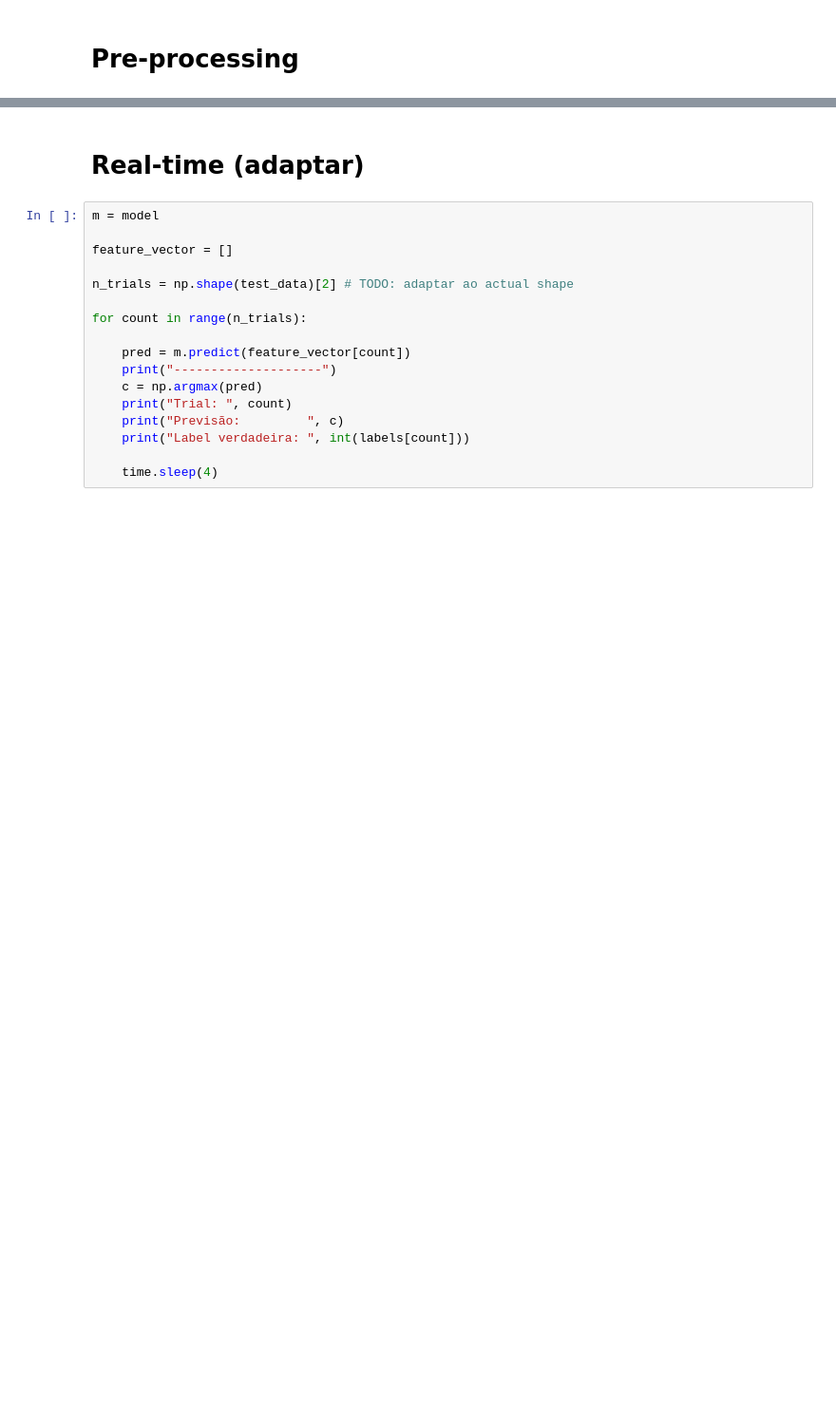
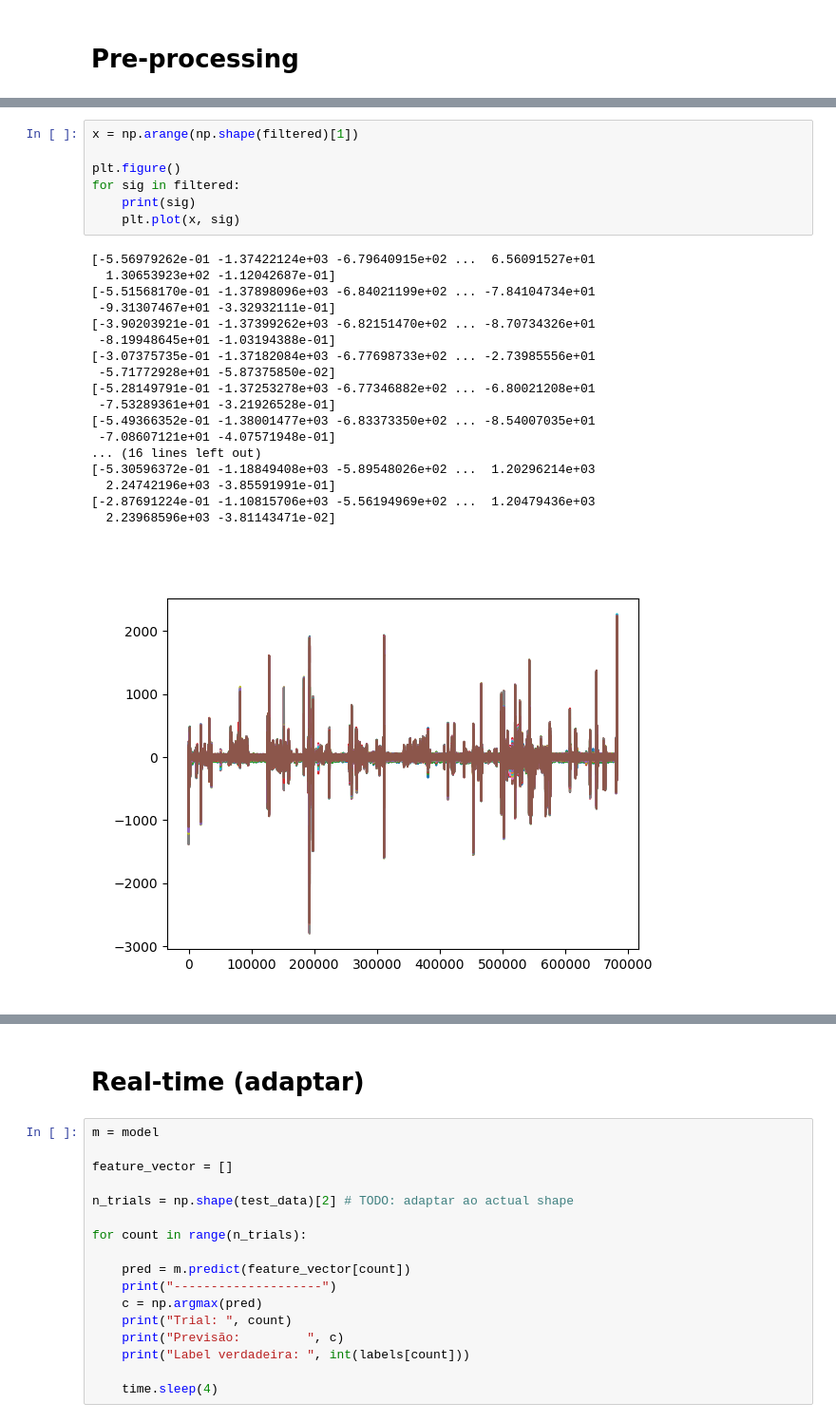
Before and after one commit to tomasccpt/eegaming, a Jupyter notebook: Process_Collected/process.ipynb, the cells around one changed output, grey strips where cells are left out. Shown at 95% size. Drawn from its saved outputs; the diff is of its cells as text; blank space fills up the shorter version.

```diff
--- a/Process_Collected/process.ipynb
+++ b/Process_Collected/process.ipynb
@@ -89,0 +112,26 @@ plt.plot(filtered)
+# %%
+x = np.arange(np.shape(filtered)[1])
+
+plt.figure()
+for sig in filtered:
+    print(sig)
+    plt.plot(x, sig)
+# %% [output]
+[-5.56979262e-01 -1.37422124e+03 -6.79640915e+02 ...  6.56091527e+01
+  1.30653923e+02 -1.12042687e-01]
+[-5.51568170e-01 -1.37898096e+03 -6.84021199e+02 ... -7.84104734e+01
+ -9.31307467e+01 -3.32932111e-01]
+[-3.90203921e-01 -1.37399262e+03 -6.82151470e+02 ... -8.70734326e+01
+ -8.19948645e+01 -1.03194388e-01]
+[-3.07375735e-01 -1.37182084e+03 -6.77698733e+02 ... -2.73985556e+01
+ -5.71772928e+01 -5.87375850e-02]
+[-5.28149791e-01 -1.37253278e+03 -6.77346882e+02 ... -6.80021208e+01
+ -7.53289361e+01 -3.21926528e-01]
+[-5.49366352e-01 -1.38001477e+03 -6.83373350e+02 ... -8.54007035e+01
+ -7.08607121e+01 -4.07571948e-01]
+... (16 lines left out)
+[-5.30596372e-01 -1.18849408e+03 -5.89548026e+02 ...  1.20296214e+03
+  2.24742196e+03 -3.85591991e-01]
+[-2.87691224e-01 -1.10815706e+03 -5.56194969e+02 ...  1.20479436e+03
+  2.23968596e+03 -3.81143471e-02]
+[figure, added]
```
Also changed, not shown: parts of 10 cells of this notebook, 2 other files.
